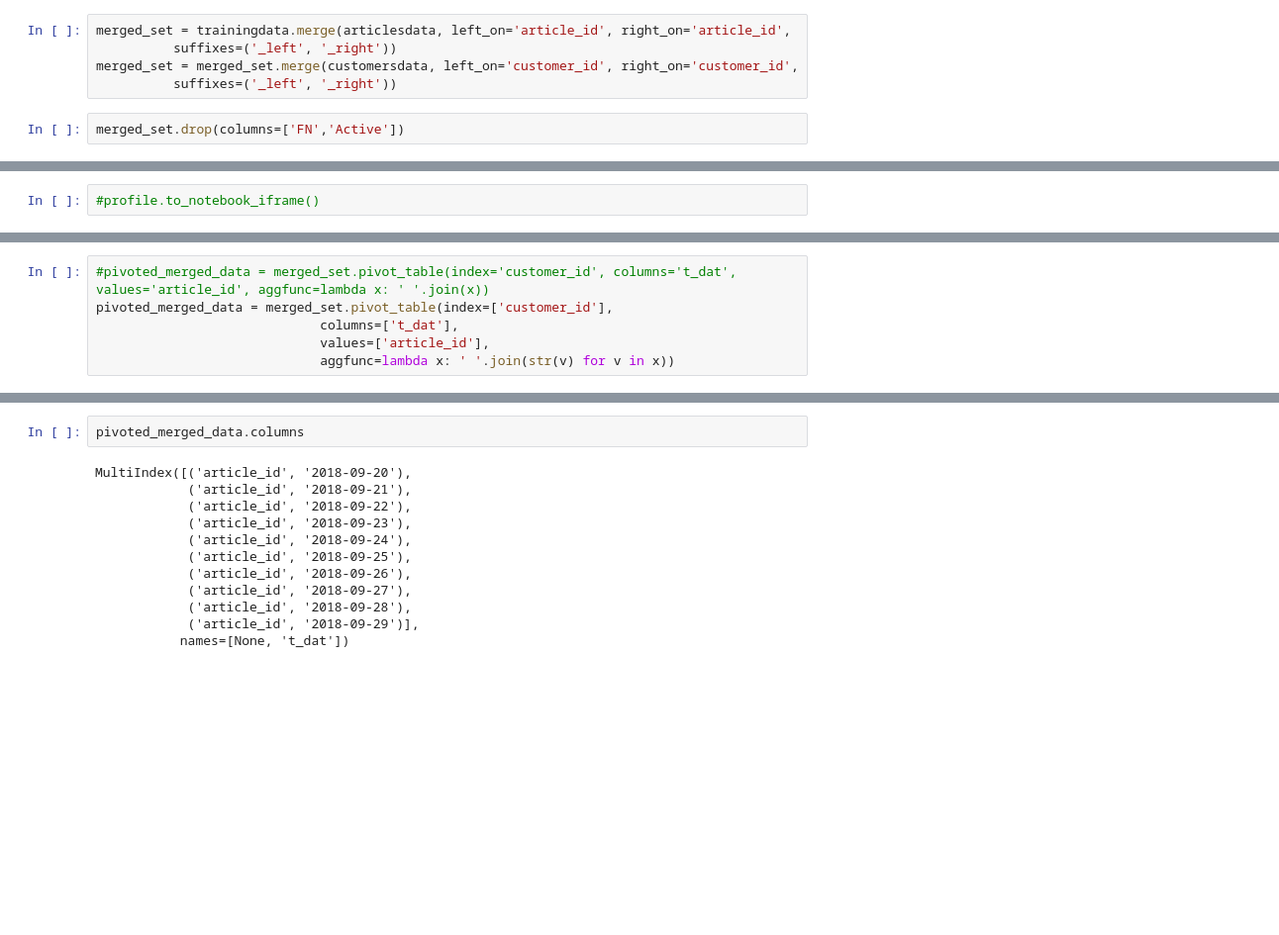
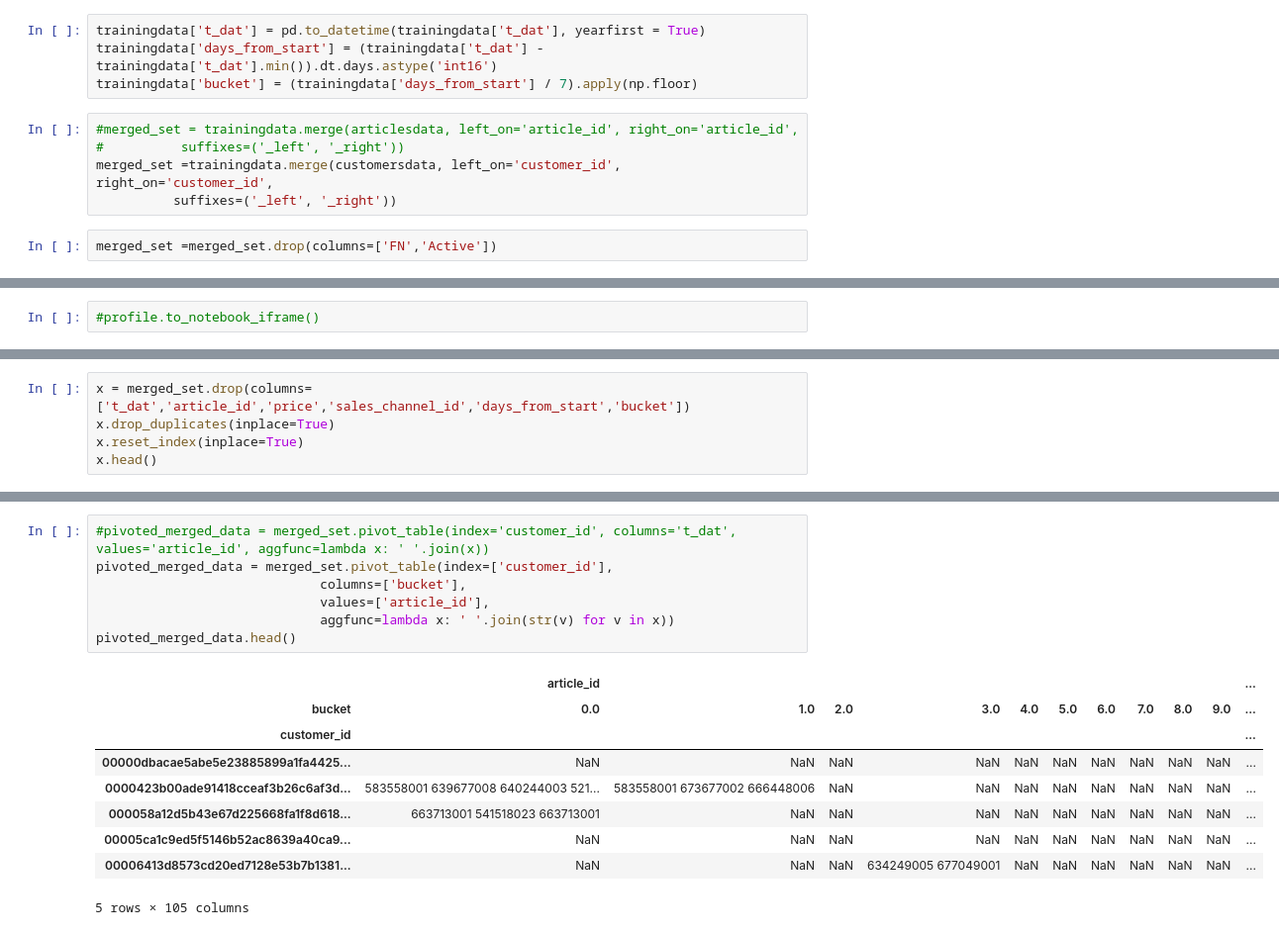
Before and after one commit to preuscht/DTSA-5509-Supervised-Learning-Final-Project, a Jupyter notebook: final_report.ipynb, the cells around one changed output, grey strips where cells are left out. Shown at 99% size. Saved outputs shown, nothing was run; the diff lists cells and outputs as text; blank space fills up the shorter version.

```diff
--- a/final_report.ipynb
+++ b/final_report.ipynb
@@ -27,9 +32,13 @@ trainingdata = pd.read_csv('data/transactions_train.csv',nrows = 500000)
 articlesdata = pd.read_csv('data/articles.csv')
 customersdata = pd.read_csv('data/customers.csv')
+# %%
+trainingdata['t_dat'] = pd.to_datetime(trainingdata['t_dat'], yearfirst = True)
+trainingdata['days_from_start'] = (trainingdata['t_dat'] - trainingdata['t_dat'].min()).dt.days.astype('int16')
+trainingdata['bucket'] = (trainingdata['days_from_start'] / 7).apply(np.floor)
 # %%
-merged_set = trainingdata.merge(articlesdata, left_on='article_id', right_on='article_id',
+#merged_set = trainingdata.merge(articlesdata, left_on='article_id', right_on='article_id',
+#          suffixes=('_left', '_right'))
+merged_set =trainingdata.merge(customersdata, left_on='customer_id', right_on='customer_id',
           suffixes=('_left', '_right'))
-merged_set = merged_set.merge(customersdata, left_on='customer_id', right_on='customer_id',
-          suffixes=('_left', '_right'))
 # %%
-merged_set.drop(columns=['FN','Active'])
+merged_set =merged_set.drop(columns=['FN','Active'])
@@ -54,6 +58,5 @@ merged_set.drop(columns=['FN','Active'])
 # %%
-#pivoted_merged_data = merged_set.pivot_table(index='customer_id', columns='t_dat', values='article_id', aggfunc=lambda x: ' '.join(x))
-pivoted_merged_data = merged_set.pivot_table(index=['customer_id'],
-                             columns=['t_dat'],
-                             values=['article_id'],
-                             aggfunc=lambda x: ' '.join(str(v) for v in x))
+x = merged_set.drop(columns=['t_dat','article_id','price','sales_channel_id','days_from_start','bucket'])
+x.drop_duplicates(inplace=True)
+x.reset_index(inplace=True)
+x.head()
@@ -71,14 +70,17 @@ pivoted_merged_data.head()
-# %%
-pivoted_merged_data.columns
-# %% [output]
-MultiIndex([('article_id', '2018-09-20'),
-            ('article_id', '2018-09-21'),
-            ('article_id', '2018-09-22'),
-            ('article_id', '2018-09-23'),
-            ('article_id', '2018-09-24'),
-            ('article_id', '2018-09-25'),
-            ('article_id', '2018-09-26'),
-            ('article_id', '2018-09-27'),
-            ('article_id', '2018-09-28'),
-            ('article_id', '2018-09-29')],
-           names=[None, 't_dat'])
+# %%
+#pivoted_merged_data = merged_set.pivot_table(index='customer_id', columns='t_dat', values='article_id', aggfunc=lambda x: ' '.join(x))
+pivoted_merged_data = merged_set.pivot_table(index=['customer_id'],
+                             columns=['bucket'],
+                             values=['article_id'],
+                             aggfunc=lambda x: ' '.join(str(v) for v in x))
+pivoted_merged_data.head()
+# %% [output]
+|  | article_id |  |  |  |  |  |  |  |  |  | ... |
+| bucket | 0.0 | 1.0 | 2.0 | 3.0 | 4.0 | 5.0 | 6.0 | 7.0 | 8.0 | 9.0 | ... |
+| customer_id |  |  |  |  |  |  |  |  |  |  | ... |
+| 00000dbacae5abe5e23885899a1fa4425... | NaN | NaN | NaN | NaN | NaN | NaN | NaN | NaN | NaN | NaN | ... |
+| 0000423b00ade91418cceaf3b26c6af3d... | 583558001 639677008 640244003 521... | 583558001 673677002 666448006 | NaN | NaN | NaN | NaN | NaN | NaN | NaN | NaN | ... |
+| 000058a12d5b43e67d225668fa1f8d618... | 663713001 541518023 663713001 | NaN | NaN | NaN | NaN | NaN | NaN | NaN | NaN | NaN | ... |
+| 00005ca1c9ed5f5146b52ac8639a40ca9... | NaN | NaN | NaN | NaN | NaN | NaN | NaN | NaN | NaN | NaN | ... |
+| 00006413d8573cd20ed7128e53b7b1381... | NaN | NaN | NaN | 634249005 677049001 | NaN | NaN | NaN | NaN | NaN | NaN | ... |
+5 rows × 105 columns
```
Also changed, not shown: parts of 12 cells of this notebook, 2 other files.
